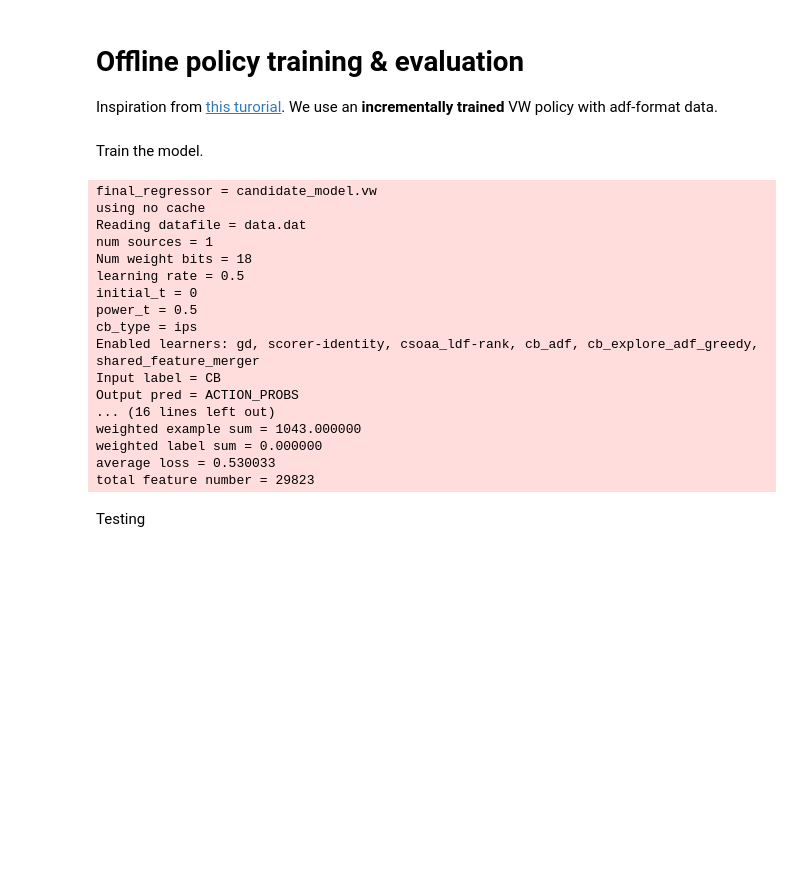
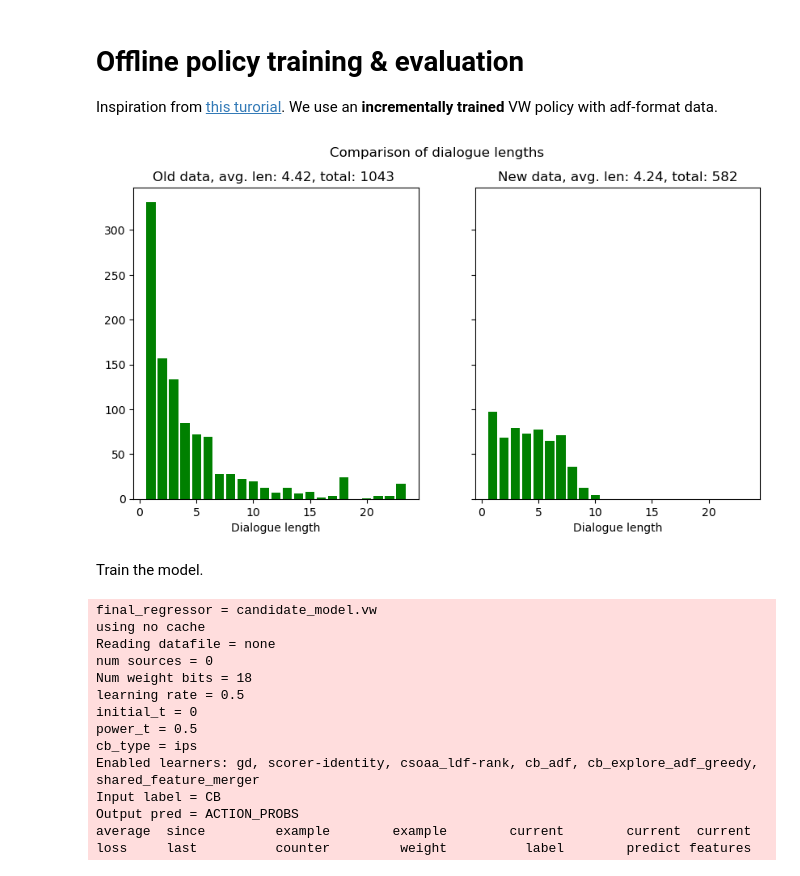
Before and after one commit to LoniasGR/thesis, a Jupyter notebook: offline_training.ipynb, the cells around one changed output. Saved outputs shown, nothing was run; the diff lists cells and outputs as text; code cells hidden in the pictures; blank space fills up the shorter version.

Commit message:
Add data exploration work
Signed-off-by: Leonidas Avdelas <avdelasleonidas@gmail.com>

```diff
--- a/offline_training.ipynb
+++ b/offline_training.ipynb
@@ -15,18 +69,64 @@ if os.path.isfile('candidate_model.vw'):
+# %%
+examples_new = get_examples("applications/mock-dialogues-service/new_data.dat")
+examples_old = get_examples("data/data.dat")
+
+random.shuffle(examples_old)
+random.shuffle(examples_new)
+
+data = examples_old + examples_new
+random.shuffle(data)
+
+# data_train = data[: round(0.8 * len(data))]
+# data_validate = data[round(0.8 * len(data)) :]
+data_train = examples_old
+data_validate = examples_new
+# %%
+import matplotlib.pyplot as plt
+
+old = calculate_dialogue_lengths(examples_old)
+old_average, old_count = get_average(old)
+new = calculate_dialogue_lengths(examples_new)
+new_average, new_count = get_average(new)
+
+fig, (ax1, ax2) = plt.subplots(
+    1,
+    2,
+    sharey=True,
+    sharex=True,
+    figsize=(10, 5),
+)
+fig.suptitle("Comparison of dialogue lengths")
+
+
+ax1.bar(
+    list(old.keys()),
+    old.values(),
+    color="g",
+)
+ax1.set(xlabel="Dialogue length")
+ax1.set_title(f"Old data, avg. len: {old_average:,.2f}, total: {old_count} ")
+ax2.bar(list(new.keys()), new.values(), color="g")
+ax2.set_title(f"New data, avg. len: {new_average:,.2f}, total: {new_count}")
+ax2.set(xlabel="Dialogue length")
+
+plt.show()
+# %% [output]
+[figure, added]
 # %% [markdown]
 Train the model.
 # %%
+cb_type = "ips"
+
 vw_train = vowpalwabbit.Workspace(
-                                  cb_explore_adf=True,
-                                  cb_type=cb_type,
-                                  d="data.dat",
-                                  f="candidate_model.vw"
-                                    )
-vw_train.finish()
+    cb_explore_adf=True,
+    cb_type=cb_type,
+    f="candidate_model.vw",
+)
 # %% [output]
 final_regressor = candidate_model.vw
 using no cache
-Reading datafile = data.dat
-num sources = 1
+Reading datafile = none
+num sources = 0
 Num weight bits = 18
 learning rate = 0.5
 initial_t = 0
@@ -35,10 +135,5 @@ cb_type = ips
 Enabled learners: gd, scorer-identity, csoaa_ldf-rank, cb_adf, cb_explore_adf_greedy, shared_feature_merger
 Input label = CB
 Output pred = ACTION_PROBS
-... (16 lines left out)
-weighted example sum = 1043.000000
-weighted label sum = 0.000000
-average loss = 0.530033
-total feature number = 29823
+average  since         example        example        current        current  current
+loss     last          counter         weight          label        predict features
-# %% [markdown]
-Testing
```
Also changed, not shown: parts of 10 cells of this notebook.
